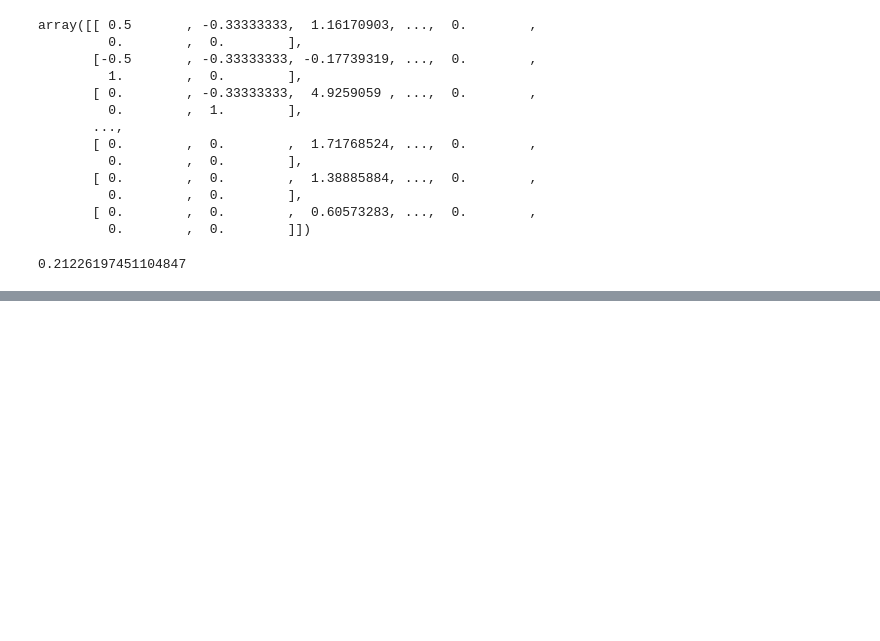
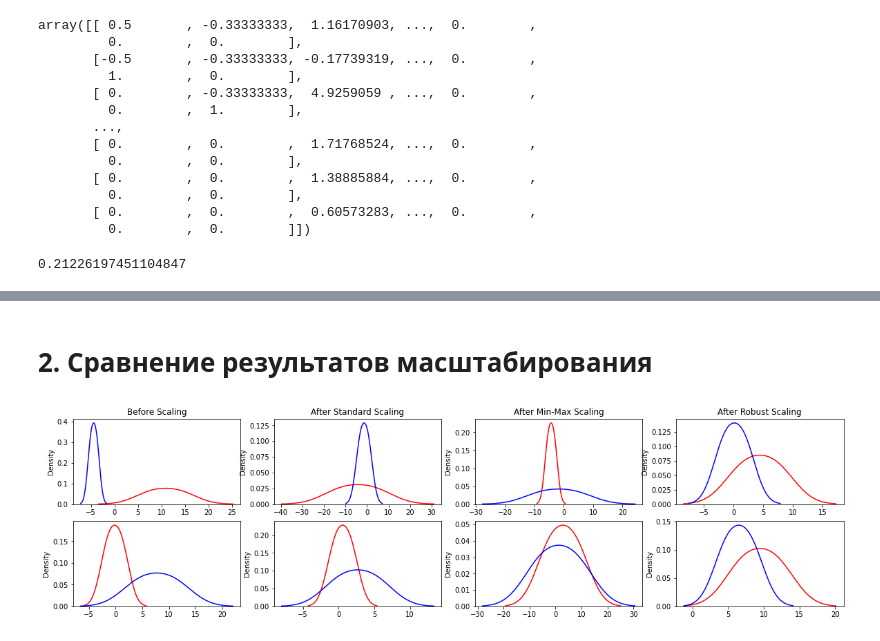
Before and after one commit to IlyaNechaev/ISiT, a Jupyter notebook: 3-4/Scaling.ipynb, the cells around one changed output, grey strips where cells are left out. Saved outputs shown, nothing was run; the diff lists cells and outputs as text; code cells hidden in the pictures; blank space fills up the shorter version.

```diff
--- a/3-4/Scaling.ipynb
+++ b/3-4/Scaling.ipynb
@@ -193,0 +220,42 @@ plt.show()
+# %% [markdown]
+# 2. Сравнение результатов масштабирования
+# %%
+import seaborn as sns
+import matplotlib.pyplot as plt
+from sklearn.manifold import TSNE
+import umap
+
+fig, axs = plt.subplots(2, 4, figsize =(20, 5))
+tsne = TSNE(n_components=2, random_state=0)
+reducer = umap.UMAP()
+
+axs[0, 0].set_title('Before Scaling')
+sns.kdeplot(tsne.fit_transform(dataset)[0], ax = axs[0, 0], color ='r')
+sns.kdeplot(tsne.fit_transform(dataset)[1], ax = axs[0, 0], color ='b')
+
+axs[0, 1].set_title('After Standard Scaling')
+sns.kdeplot(tsne.fit_transform(dataset_standard)[0], ax = axs[0, 1], color ='r')
+sns.kdeplot(tsne.fit_transform(dataset_standard)[1], ax = axs[0, 1], color ='b')
+
+axs[0, 2].set_title('After Min-Max Scaling')
+sns.kdeplot(tsne.fit_transform(dataset_minmax)[0], ax = axs[0, 2], color ='r')
+sns.kdeplot(tsne.fit_transform(dataset_minmax)[1], ax = axs[0, 2], color ='b')
+
+axs[0, 3].set_title('After Robust Scaling')
+sns.kdeplot(tsne.fit_transform(dataset_robust)[0], ax = axs[0, 3], color ='r')
+sns.kdeplot(tsne.fit_transform(dataset_robust)[1], ax = axs[0, 3], color ='b')
+
+sns.kdeplot(reducer.fit_transform(dataset)[0], ax = axs[1, 0], color ='r')
+sns.kdeplot(reducer.fit_transform(dataset)[1], ax = axs[1, 0], color ='b')
+
+sns.kdeplot(reducer.fit_transform(dataset_standard)[0], ax = axs[1, 1], color ='r')
+sns.kdeplot(reducer.fit_transform(dataset_standard)[1], ax = axs[1, 1], color ='b')
+
+sns.kdeplot(reducer.fit_transform(dataset_minmax)[0], ax = axs[1, 2], color ='r')
+sns.kdeplot(reducer.fit_transform(dataset_minmax)[1], ax = axs[1, 2], color ='b')
+
+sns.kdeplot(reducer.fit_transform(dataset_robust)[0], ax = axs[1, 3], color ='r')
+sns.kdeplot(reducer.fit_transform(dataset_robust)[1], ax = axs[1, 3], color ='b')
+plt.show()
+# %% [output]
+[figure, added]
```
Also changed, not shown: parts of 23 cells of this notebook.
